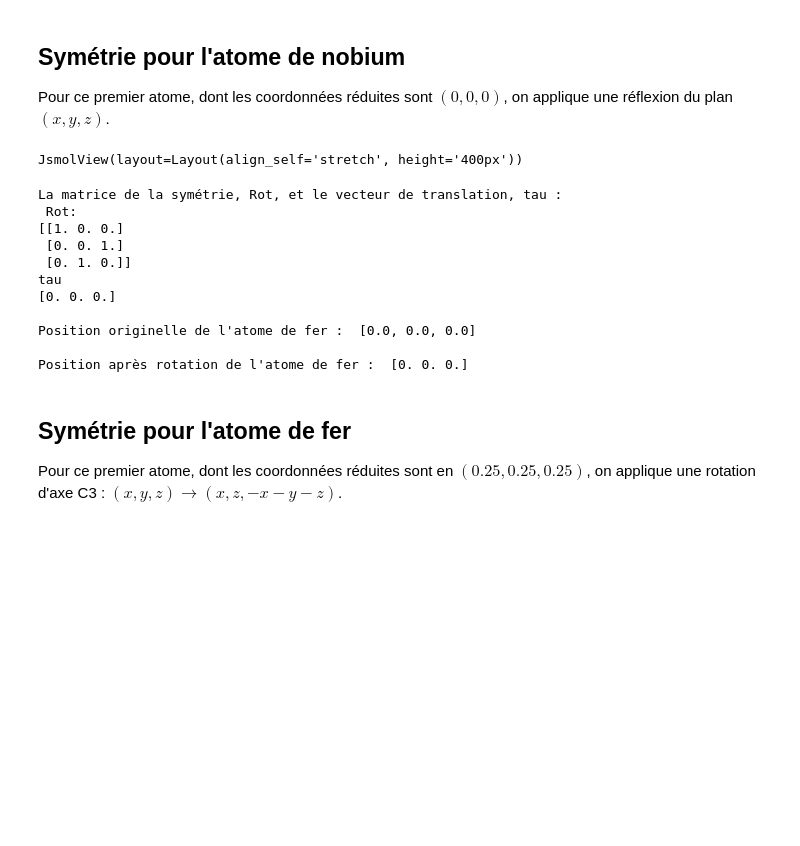
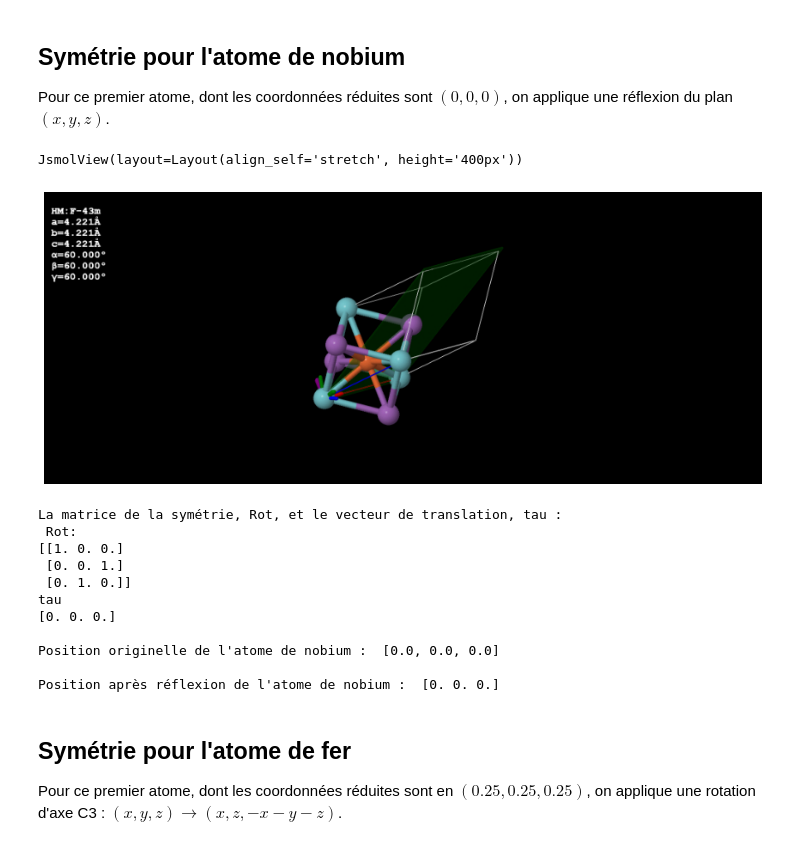
Before and after one commit to gauthiergalez/lmapr1492, a Jupyter notebook: symmetry.ipynb, the cells around one changed output. Saved outputs shown, nothing was run; the diff lists cells and outputs as text; code cells hidden in the pictures; blank space fills up the shorter version.

```diff
--- a/symmetry.ipynb
+++ b/symmetry.ipynb
@@ -53,27 +58,31 @@ Pour ce premier atome, dont les coordonnées réduites sont $(0,0,0)$, on appliq
 # %%
 # Choix de la symétrie
 
 Nb_sym = SA_structure.get_symmetry_operations()[19]
 
 # Affichage dans Jupyter Notebook
 
 view2 = quick_view(structure)
 display(view2)
 view2.script("draw symop 20 {atomno=1}")
 
-# Affichage dans GitHub
+# Pour une visualisation sur github
 
-Image(filename='Nb_sym.png')
+plt.figure(figsize = (15,15))
+plt.imshow(imread('Nb_sym.png'))
+plt.axis("off")
+plt.show()
 
 # Affichage des caractéristiques de la symétrie
 
 print("La matrice de la symétrie, Rot, et le vecteur de translation, tau : \n", Nb_sym, "\n")
 
-print("Position originelle de l'atome de fer : ", Nb, "\n")
+print("Position originelle de l'atome de nobium : ", Nb, "\n")
 
-print("Position après rotation de l'atome de fer : ", Nb_sym.operate(Nb))
+print("Position après réflexion de l'atome de nobium : ", Nb_sym.operate(Nb))
 # %% [output]
 JsmolView(layout=Layout(align_self='stretch', height='400px'))
+[figure, added]
 La matrice de la symétrie, Rot, et le vecteur de translation, tau :
  Rot:
 [[1. 0. 0.]
@@ -82,9 +91,9 @@ La matrice de la symétrie, Rot, et le vecteur de translation, tau :
 tau
 [0. 0. 0.]
 
-Position originelle de l'atome de fer :  [0.0, 0.0, 0.0]
+Position originelle de l'atome de nobium :  [0.0, 0.0, 0.0]
 
-Position après rotation de l'atome de fer :  [0. 0. 0.]
+Position après réflexion de l'atome de nobium :  [0. 0. 0.]
 # %% [markdown]
 ## Symétrie pour l'atome de fer
 
```
Also changed, not shown: parts of 5 cells of this notebook.
